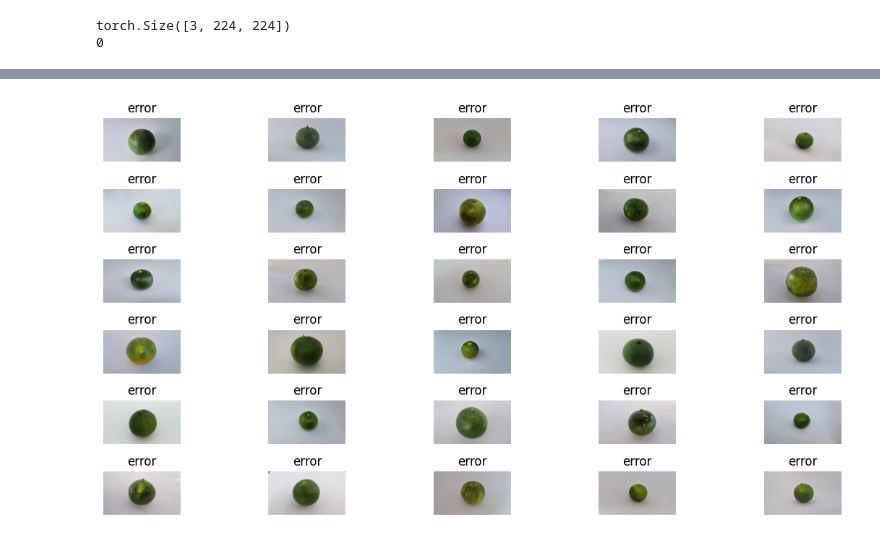
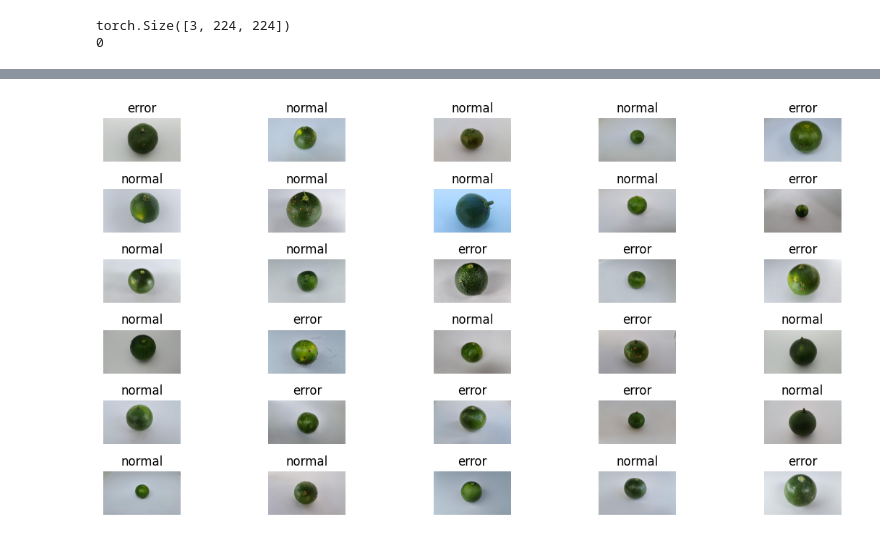
Before and after one commit to jjwjjwjjwjjwjjw/BeneProject, a Jupyter notebook: project.ipynb, the cells around one changed output, grey strips where cells are left out. Saved outputs shown, nothing was run; the diff lists cells and outputs as text; code cells hidden in the pictures.

```diff
--- a/project.ipynb
+++ b/project.ipynb
@@ -445,24 +474,35 @@ res.head(10)
 # %%
-class_ = classes = {0:'normal', 1:'error'}
+class_ = {0: 'normal', 1: 'error'}
+
 def display_image_grid(images_filepaths, predicted_labels=(), cols=5):
     rows = len(images_filepaths) // cols
     figure, ax = plt.subplots(nrows=rows, ncols=cols, figsize=(12, 6))
+
+    # 이미지 ID와 인덱스를 매핑한 딕셔너리 생성
+    image_id_map = {image_filepath.split('/')[-1].split('.')[0]: i for i, image_filepath in enumerate(images_filepaths)}
+
     for i, image_filepath in enumerate(images_filepaths):
         image = cv2.imread(image_filepath)
         image = cv2.cvtColor(image, cv2.COLOR_BGR2RGB)
 
-        a = random.choice(res['id'].values)
-        label = res.loc[res['id'] == a, 'label'].values[0]
+        # 이미지 파일명에서 이미지 ID 추출
+        image_id = image_filepath.split('/')[-1].split('.')[0]
 
-        if label > 0.5:
+        # 예측된 라벨 값을 가져옴
+        label = predicted_labels[image_id_map[image_id]]
+
+        if label > 0.8:
             label = 1
         else:
             label = 0
+
         ax.ravel()[i].imshow(image)
         ax.ravel()[i].set_title(class_[label])
         ax.ravel()[i].set_axis_off()
     plt.tight_layout()
     plt.show()
-display_image_grid(test_images_filepaths)
+
+# 이미지 파일 경로와 예측된 라벨 값을 전달하여 이미지 그리드 생성
+display_image_grid(test_images_filepaths, predicted_labels)
 # %% [output]
-[figure, old version]
+[figure, new version]
```
Also changed, not shown: parts of 7 cells of this notebook.
